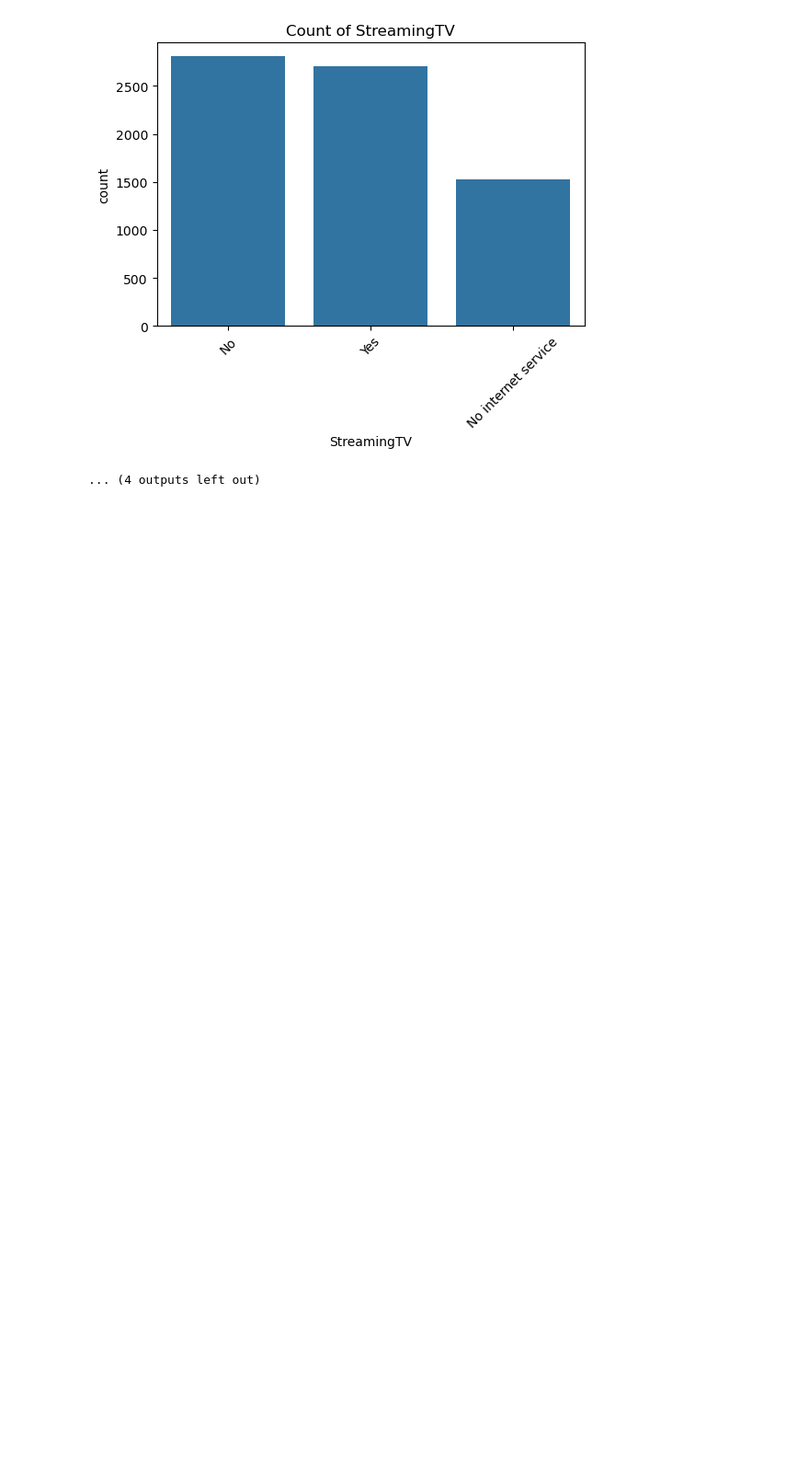
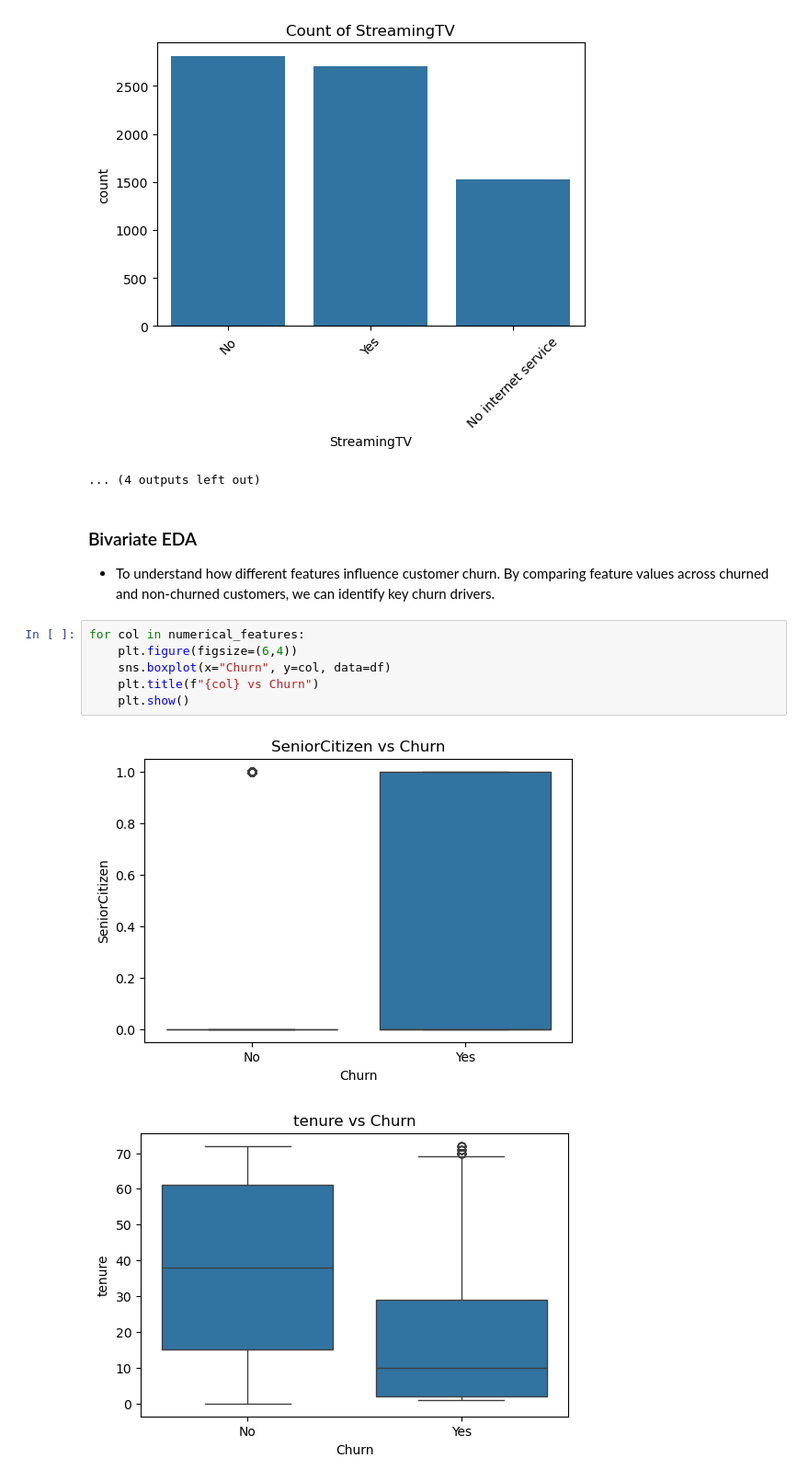
Before and after one commit to sarvesh0427/customer-churn-prediction, a Jupyter notebook: notebook/1_EDA.ipynb, the cells around one changed output. Shown at 92% size. Cells and saved outputs as stored; diff of their text form; blank space fills up the shorter version.

```diff
--- a/notebook/1_EDA.ipynb
+++ b/notebook/1_EDA.ipynb
@@ -181,3 +184,15 @@ for col in cat_cols:
 [figure]
 [figure]
 ... (4 outputs left out)
+# %% [markdown]
+### Bivariate EDA
+- To understand how different features influence customer churn. By comparing feature values across churned and non-churned customers, we can identify key churn drivers.
+# %%
+for col in numerical_features:
+    plt.figure(figsize=(6,4))
+    sns.boxplot(x="Churn", y=col, data=df)
+    plt.title(f"{col} vs Churn")
+    plt.show()
+# %% [output]
+[figure, added]
+[figure, added]
```
Also changed, not shown: parts of 8 cells of this notebook.
